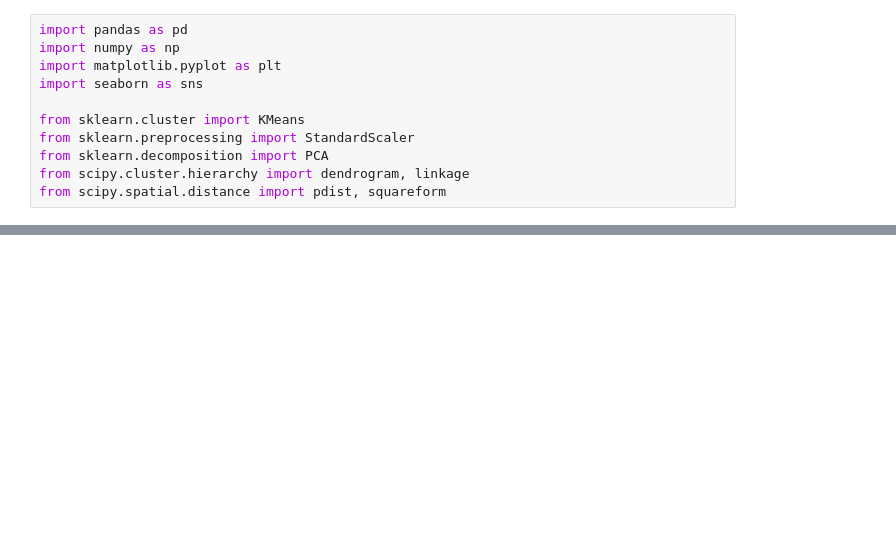
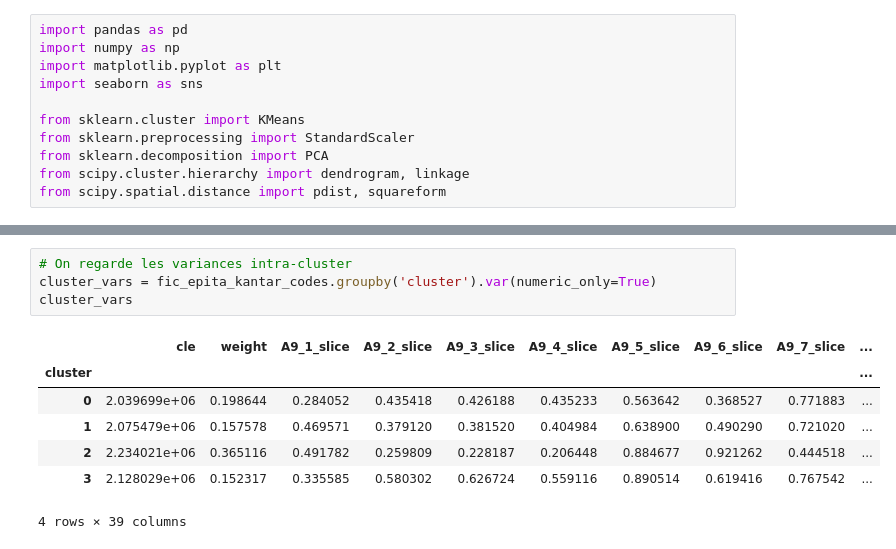
Before and after one commit to Echidori/kantar-tp, a Jupyter notebook: clustering_orange.ipynb, the cells around one changed output, grey strips where cells are left out. Cells and saved outputs as stored; diff of their text form; blank space fills up the shorter version.

```diff
--- a/clustering_orange.ipynb
+++ b/clustering_orange.ipynb
@@ -73,0 +193,12 @@ plt.show()
+# %%
+# On regarde les variances intra-cluster
+cluster_vars = fic_epita_kantar_codes.groupby('cluster').var(numeric_only=True)
+cluster_vars
+# %% [output]
+|  | cle | weight | A9_1_slice | A9_2_slice | A9_3_slice | A9_4_slice | A9_5_slice | A9_6_slice | A9_7_slice | ... |
+| cluster |  |  |  |  |  |  |  |  |  | ... |
+| 0 | 2.039699e+06 | 0.198644 | 0.284052 | 0.435418 | 0.426188 | 0.435233 | 0.563642 | 0.368527 | 0.771883 | ... |
+| 1 | 2.075479e+06 | 0.157578 | 0.469571 | 0.379120 | 0.381520 | 0.404984 | 0.638900 | 0.490290 | 0.721020 | ... |
+| 2 | 2.234021e+06 | 0.365116 | 0.491782 | 0.259809 | 0.228187 | 0.206448 | 0.884677 | 0.921262 | 0.444518 | ... |
+| 3 | 2.128029e+06 | 0.152317 | 0.335585 | 0.580302 | 0.626724 | 0.559116 | 0.890514 | 0.619416 | 0.767542 | ... |
+4 rows × 39 columns
```
Also changed, not shown: parts of 20 cells of this notebook, 1 other file.
